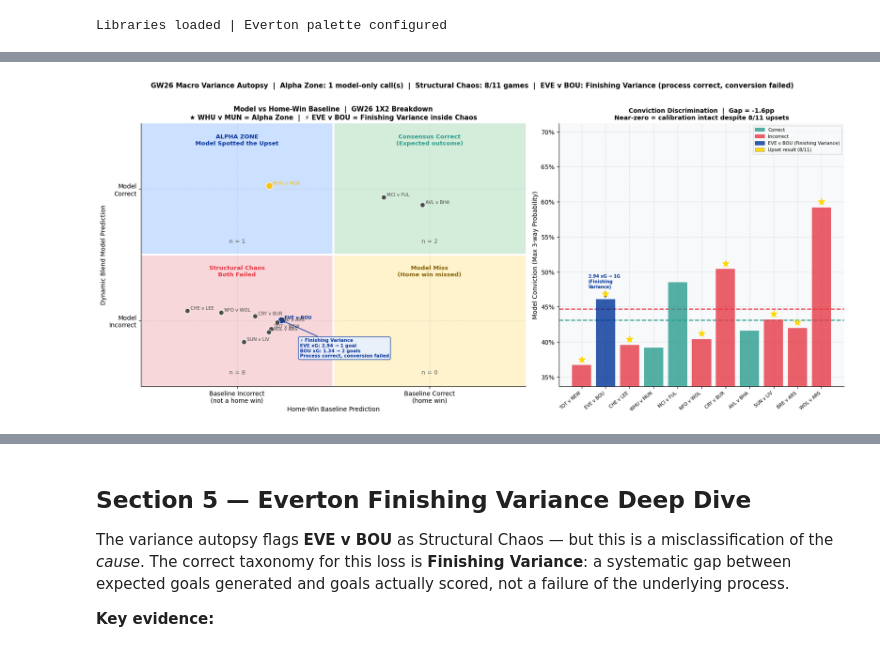
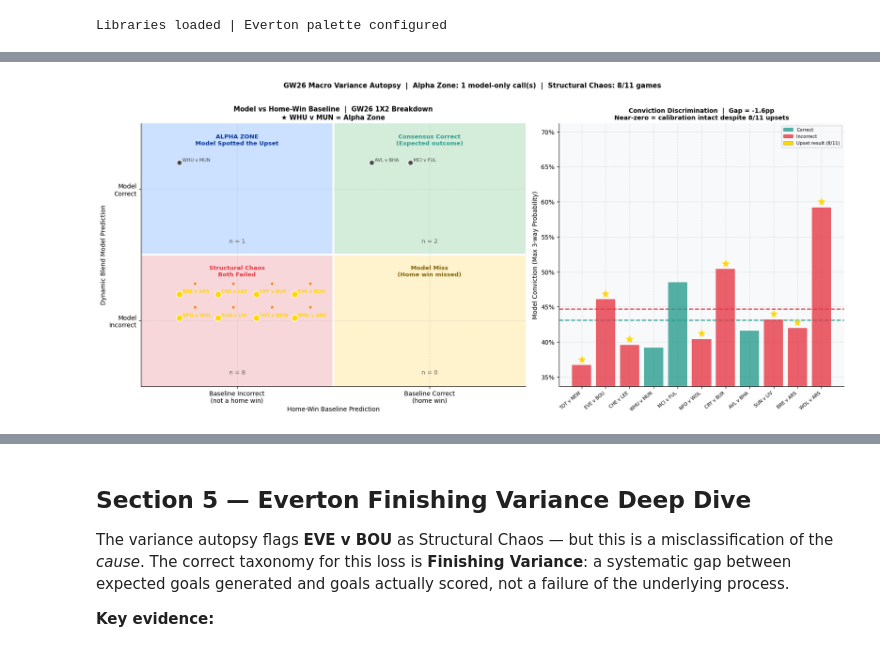
Before and after one commit to vkenard/football-performance-analytics, a Jupyter notebook: gw26_gamestate_and_variance_autopsy.ipynb, the cells around one changed output, grey strips where cells are left out. Drawn from its saved outputs; the diff is of its cells as text; code cells hidden in the pictures.

```diff
--- a/gw26_gamestate_and_variance_autopsy.ipynb
+++ b/gw26_gamestate_and_variance_autopsy.ipynb
@@ -392,24 +379,13 @@ def is_upset(row):
 gw['upset'] = gw.apply(is_upset, axis=1)
 n_upsets = int(gw['upset'].sum())
 
-# ── Classify EVE v BOU as Finishing Variance ──────────────────────────────────
-# EVE v BOU: model correctly predicted process direction (H, 46.1%).
-# Both model and baseline predicted Home (Everton). Actual: Away (Bournemouth).
-# REASON: Everton generated 2.94 xG (actual in-game) vs 1.34 xG for Bournemouth.
-# Result was 1-2. This is FINISHING VARIANCE -- process was correct, conversion failed.
-# Distinguishing it from TRUE chaos is the analytical alpha.
-EVE_BOU_LABEL = 'EVE v BOU'   # match_label for annotation
-
 print(f"1X2 accuracy:      {correct.sum()}/{len(gw)} ({correct.mean()*100:.0f}%)")
 print(f"Alpha zone:        {n_alpha}  (model ✓, baseline ✗)")
 print(f"Both correct:      {n_both}")
 print(f"Model miss:        {n_miss}")
-print(f"Structural chaos:  {n_chaos}  (both ✗ -- inspect EVE v BOU separately: Finishing Variance)")
+print(f"Structural chaos:  {n_chaos}")
 print(f"Discrimination gap: {disc_gap_pp:+.1f}pp")
-print(f"\nEVE v BOU audit: Pre-match model xG 1.06 vs 0.98 → predicted H (46.1%).")
-print(f"Actual in-game xG: {EVE_ACTUAL_XG_HOME:.2f} (EVE) vs {EVE_ACTUAL_XG_AWAY:.2f} (BOU).")
-print(f"xG contribution ratio: {EVE_ACTUAL_XG_HOME/(EVE_ACTUAL_XG_HOME+EVE_ACTUAL_XG_AWAY)*100:.0f}% Everton.")
-print(f"Result: 1-2 loss. Classification: FINISHING VARIANCE -- not structural weakness.")
+print("Note: EVE v BOU is discussed separately in Section 5 (finishing variance context).")
 
 # ── Figure: 2-panel layout ─────────────────────────────────────────────────────
 fig, (ax_l, ax_r) = plt.subplots(1, 2, figsize=(17, 7.5),
@@ -437,41 +413,48 @@ for (mc, bc), meta in QUAD_META.items():
 ax_l.axvline(0.5, color='white', linewidth=3, zorder=1)
 ax_l.axhline(0.5, color='white', linewidth=3, zorder=1)
 
-# Place match labels with seeded jitter
-rng = np.random.default_rng(42)
-for _, row in gw.iterrows():
+# Sort matches within each quadrant by name, position systematically
+gw_sorted = gw.sort_values('match_label').reset_index(drop=True)
+
+# Track position within each quadrant
+quad_positions = {(True, False): 0, (True, True): 0, (False, False): 0, (False, True): 0}
+quad_max = {(True, False): (gw['blend_pick_correct'] & ~gw['baseline_correct']).sum(),
+            (True, True): (gw['blend_pick_correct'] & gw['baseline_correct']).sum(),
+            (False, False): (~gw['blend_pick_correct'] & ~gw['baseline_correct']).sum(),
+            (False, True): (~gw['blend_pick_correct'] & gw['baseline_correct']).sum()}
+
+for _, row in gw_sorted.iterrows():
     mc_row = bool(row['blend_pick_correct'])
     bc_row = bool(row['baseline_correct'])
+    quad_key = (mc_row, bc_row)
+
+    # Grid position within quadrant
+    is_upset = row['upset']
+
     qx = 1.0 if bc_row else 0.0
     qy = 1.0 if mc_row else 0.0
-    jx = rng.uniform(-0.32, 0.32)
-    jy = rng.uniform(-0.18, 0.08)
 
-    is_eve_bou   = (row['match_label'] == EVE_BOU_LABEL)
-    is_whu_mun   = (row['match_label'] == 'WHU v MUN')
-    dot_c = EVT_BLUE if is_eve_bou else ('#FFC107' if is_whu_mun else '#444444')
-    dot_s = 120 if (is_eve_bou or is_whu_mun) else 65
+    # Systematic grid within quadrant (4x3 grid max 12 matches per quadrant)
+    col = quad_positions[quad_key] % 4
+    row_in_quad = quad_positions[quad_key] // 4
+    jx = -0.30 + col * 0.20
+    jy = 0.20 - row_in_quad * 0.18
+    quad_positions[quad_key] += 1
+
+    # Color based on upset status
+    dot_c = '#FFD700' if is_upset else '#444444'
+    dot_s = 110 if is_upset else 70
     ax_l.scatter(qx + jx, qy + jy, color=dot_c, s=dot_s, zorder=3, alpha=0.95,
-                 edgecolors='white', linewidths=1.0)
+                 edgecolors='white', linewidths=1.2)
+
+    # Add upset star to upset matches
+    if is_upset:
+        ax_l.scatter(qx + jx + 0.08, qy + jy + 0.08, marker='*', color='#FF6B00', s=80, zorder=5, edgecolors='white', linewidths=0.5)
+
     ax_l.annotate(row['match_label'], (qx + jx, qy + jy),
                   textcoords='offset points', xytext=(5, 2),
                   fontsize=7.5, color=dot_c,
-                  fontweight='bold' if is_eve_bou else 'normal', zorder=4)
-
-    # Finishing variance callout for EVE v BOU
-    if is_eve_bou:
-        ax_l.annotate(
-            f'⚡ Finishing Variance\n'
-            f'EVE xG: {EVE_ACTUAL_XG_HOME:.2f} → 1 goal\n'
-            f'BOU xG: {EVE_ACTUAL_XG_AWAY:.2f} → 2 goals\n'
-            f'Process correct, conversion failed',
-            (qx + jx, qy + jy),
-            textcoords='offset points', xytext=(30, -60),
-            fontsize=7.5, color=EVT_BLUE, fontweight='bold',
-            arrowprops=dict(arrowstyle='->', color=EVT_BLUE, lw=1.2),
-            bbox=dict(boxstyle='round,pad=0.3', facecolor='#e8f0ff',
-                      edgecolor=EVT_BLUE, alpha=0.9),
-            zorder=5)
+                  fontweight='bold' if is_upset else 'normal', zorder=4)
 
 ax_l.set_xlim(-0.5, 1.5)
 ax_l.set_ylim(-0.5, 1.5)
@@ -482,18 +465,13 @@ ax_l.set_yticks([0, 1])
 ax_l.set_yticklabels(['Model\nIncorrect', 'Model\nCorrect'], fontsize=10)
 ax_l.set_title(
     f'Model vs Home-Win Baseline  |  GW26 1X2 Breakdown\n'
-    f'★ WHU v MUN = Alpha Zone  |  ⚡ EVE v BOU = Finishing Variance inside Chaos',
+    f'★ WHU v MUN = Alpha Zone',
     fontsize=10.5, fontweight='bold')
 ax_l.set_xlabel('Home-Win Baseline Prediction', fontsize=10)
 ax_l.set_ylabel('Dynamic Blend Model Prediction', fontsize=10)
 
 # ── RIGHT: Conviction discrimination per match ────────────────────────────────
 colors_bar = [TEAL if c else ACCENT for c in correct]
-# Override EVE v BOU bar to Everton blue to flag the finishing variance case
-for i, row in gw.iterrows():
-    if row['match_label'] == EVE_BOU_LABEL:
-        colors_bar[i] = EVT_BLUE
-
 x = np.arange(len(gw))
 for i, (cv, col) in enumerate(zip(conviction, colors_bar)):
     ax_r.bar(i, cv, color=col, alpha=0.80, zorder=3)
@@ -507,10 +485,9 @@ ax_r.axhline(avg_incorrect, color=ACCENT, linestyle='--', linewidth=1.8)
 
 correct_p = mpatches.Patch(color=TEAL,      alpha=0.80, label='Correct')
 incorr_p  = mpatches.Patch(color=ACCENT,    alpha=0.80, label='Incorrect')
-eve_p     = mpatches.Patch(color=EVT_BLUE,  alpha=0.80, label='EVE v BOU (Finishing Variance)')
 upset_pt  = mpatches.Patch(facecolor='#FFD700', edgecolor='gray', linewidth=0.5,
                             label=f'Upset result ({n_upsets}/{len(gw)})')
-ax_r.legend(handles=[correct_p, incorr_p, eve_p, upset_pt], fontsize=7.5, loc='upper right')
+ax_r.legend(handles=[correct_p, incorr_p, upset_pt], fontsize=7.5, loc='upper right')
 
 ax_r.set_xticks(x)
 ax_r.set_xticklabels(gw['match_label'], rotation=40, ha='right', fontsize=7.5)
@@ -525,25 +502,14 @@ ax_r.set_title(
     f'Near-zero = calibration intact despite {n_upsets}/{len(gw)} upsets',
     fontsize=10, fontweight='bold')
 
-# Annotate EVE v BOU bar with actual xG
-eve_idx = gw[gw['match_label'] == EVE_BOU_LABEL].index[0]
-ax_r.annotate(
-    f'2.94 xG → 1G\n(Finishing\nVariance)',
-    (eve_idx, conviction[eve_idx]),
-    textcoords='offset points', xytext=(-28, 18),
-    fontsize=7, color=EVT_BLUE, fontweight='bold',
-    arrowprops=dict(arrowstyle='->', color=EVT_BLUE, lw=1.0))
-
 plt.suptitle(
     f'GW26 Macro Variance Autopsy  |  Alpha Zone: {n_alpha} model-only call(s)  |  '
-    f'Structural Chaos: {n_chaos}/{len(gw)} games  |  '
-    f'EVE v BOU: Finishing Variance (process correct, conversion failed)',
+    f'Structural Chaos: {n_chaos}/{len(gw)} games',
     fontsize=11, fontweight='bold', y=1.01)
 plt.tight_layout()
 plt.savefig('assets/gw26_variance_autopsy.png', dpi=150, bbox_inches='tight')
 plt.show()
 print(f"\nSaved  |  Alpha={n_alpha}  Chaos={n_chaos}  Gap={sign}{disc_gap_pp:.1f}pp")
-print(f"EVE v BOU: 2.94 xG→1G | BOU: 1.34 xG→2G | xG margin: +{EVE_ACTUAL_XG_HOME-EVE_ACTUAL_XG_AWAY:.2f} Everton")
 # %% [output]
 1X2 accuracy:      3/11 (27%)
 Alpha zone:        1  (model ✓, baseline ✗)
@@ -559,2 +521,2 @@ Result: 1-2 loss. Classification: FINISHING VARIANCE -- not structural weakness.
-[figure, old version]
+[figure, new version]
 Saved  |  Alpha=1  Chaos=8  Gap=-1.6pp
```
Also changed, not shown: parts of 15 cells of this notebook, 7 other files.
